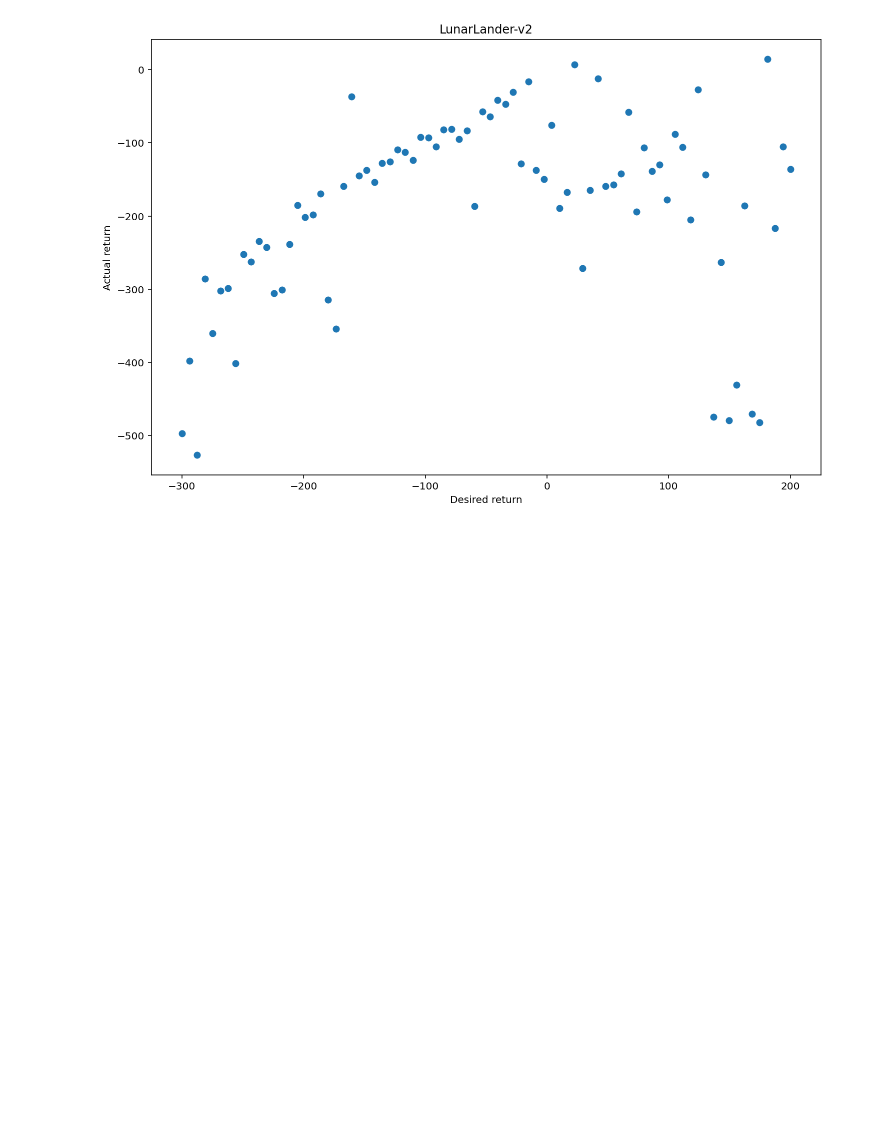
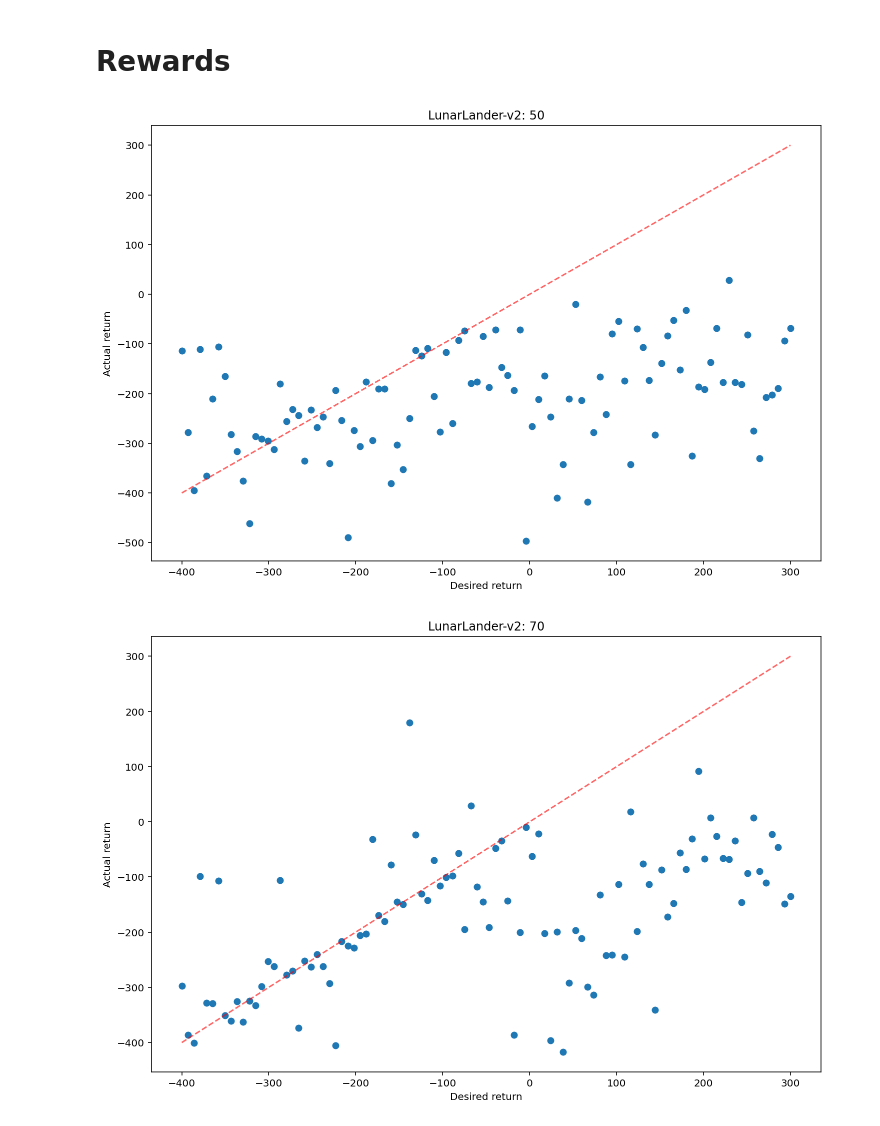
Before and after one commit to Howuhh/top_secret_udsac, a Jupyter notebook: controller_test.ipynb, the cells around one changed output. Drawn from its saved outputs; the diff is of its cells as text; code cells hidden in the pictures; blank space fills up the shorter version.

```diff
--- a/controller_test.ipynb
+++ b/controller_test.ipynb
@@ -23,7 +23,8 @@ from core import MeanController, Episode
 #     plt.title("CartPole-v0");
 # %%
 # agent = torch.load("trained_agents/CartPoleBest.pt", map_location='cpu')
-agent = torch.load("LunarLanderBest.pt", map_location='cpu')
+agent = torch.load("udsac_test_147.pt", map_location='cpu')
 env = gym.make("LunarLander-v2")
 # %%
-dr, dh, err = evaluate_agent("LunarLander-v2", agent, (-300, 200), (50, 280), num=15)
+dr, dh, err = evaluate_agent("LunarLander-v2", agent, (-400, 200), (50, 280), num=15)
+err.mean()
@@ -51,12 +50,17 @@ cbar.set_label("Log Absolute Error", rotation=0, labelpad=55);
-# %%
-desired_returns = np.linspace(-300, 200, 80)
-
-actual_returns = [rollout(env, agent, dr, 140)[0] for dr in desired_returns]
+# %% [markdown]
+# Rewards
 # %%
-plt.figure(figsize=(12, 8))
-plt.scatter(desired_returns, actual_returns);
-plt.xlabel("Desired return")
-plt.ylabel("Actual return")
-plt.title("LunarLander-v2");
+for desired_horizon in np.arange(50, 280, 20):
+    desired_returns = np.linspace(-400, 300, 100)
+
+    actual_returns = [rollout(env, agent, dr, desired_horizon)[0] for dr in desired_returns]
+
+    plt.figure(figsize=(12, 8))
+    plt.scatter(desired_returns, actual_returns);
+    plt.plot(desired_returns, desired_returns, "--", color="red", alpha=0.6)
+    plt.xlabel("Desired return")
+    plt.ylabel("Actual return")
+    plt.title(f"LunarLander-v2: {desired_horizon}");
 # %% [output]
-[figure, old version]
+[figure, new version]
+[figure, added]
```
Also changed, not shown: parts of 6 cells of this notebook, 1 other file.
